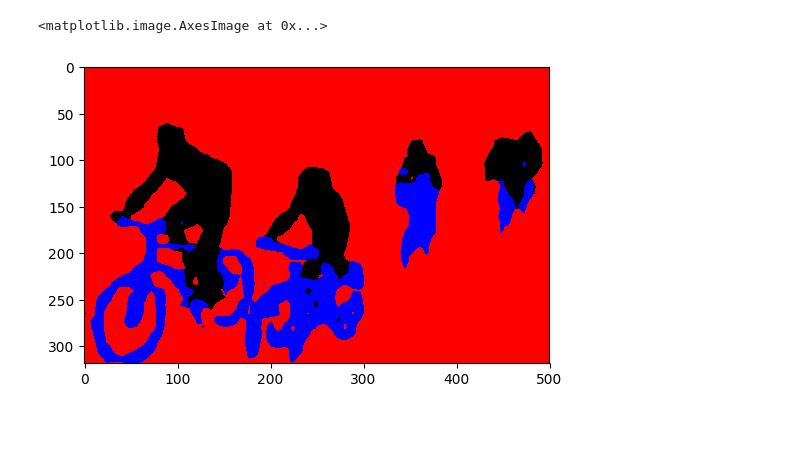
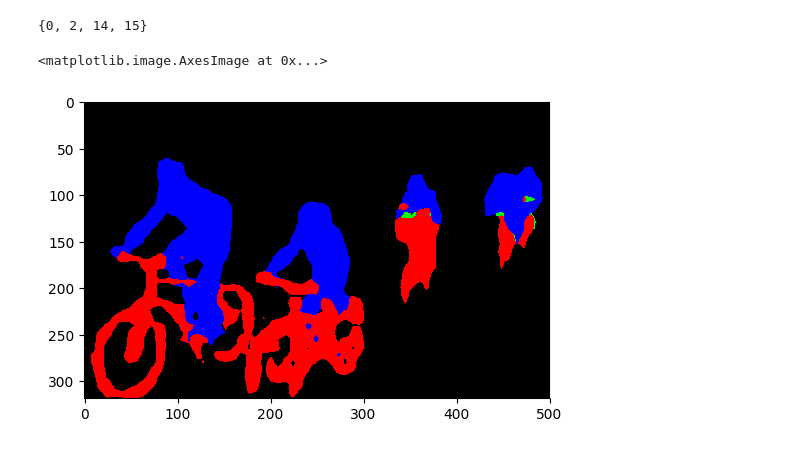
Before and after one commit to sinjax/densecrf_np, a Jupyter notebook: example/gaussian_playground.ipynb, the cells around one changed output. Saved outputs shown, nothing was run; the diff lists cells and outputs as text; code cells hidden in the pictures.

Commit message:
actually orthogonal embeddings

```diff
--- a/example/gaussian_playground.ipynb
+++ b/example/gaussian_playground.ipynb
@@ -38,16 +38,21 @@ pylab.imshow(after_crf_labels)
 # %%
 embeddings_map = np.random.rand(logits.shape[-1], 16)
 U,s,Vt = np.linalg.svd(embeddings_map,full_matrices=False)
 embeddings_map = U
 
 # embeddings = np.dot(np.eye(21)[props.argmax(axis=-1)], embeddings_map).astype("float32")
-embeddings = np.eye(16)[props.argmax(axis=-1)].astype("float32")
+embeddings = np.eye(22)[logits.argmax(axis=-1)].astype("float32")
+print(set([np.argmax(x) for x in embeddings.reshape((-1, 22)).tolist()]))
+# from densecrf_np.utils import softmax
+# embeddings = softmax(logits[..., :16])
+# embeddings[..., 3:] = 0
 # embeddings = embeddings / np.linalg.norm(embeddings, 2, axis=2, keepdims=True)
 pylab.figure(dpi=100)
-pylab.imshow(embeddings[..., :3])
+pylab.imshow(embeddings[..., (2, 14, 15)])
 # %% [output]
-<matplotlib.image.AxesImage at 0x...>
+{0, 2, 14, 15}
+<matplotlib.image.AxesImage at 0x...>
-[figure, old version]
+[figure, new version]
 # %%
 from densecrf_np.pairwise import SpatialPairwise, BilateralPairwise
 alpha, beta, gamma = params.alpha, params.beta, params.gamma
```
Also changed, not shown: parts of 4 cells of this notebook.
